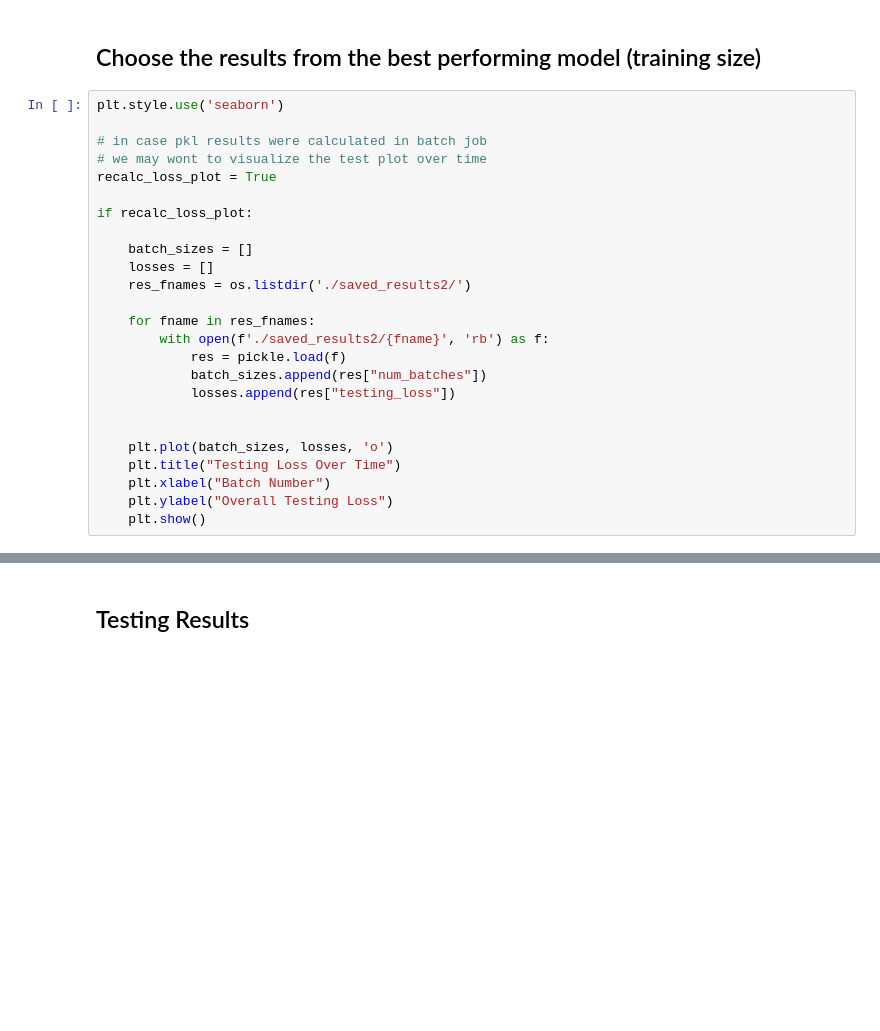
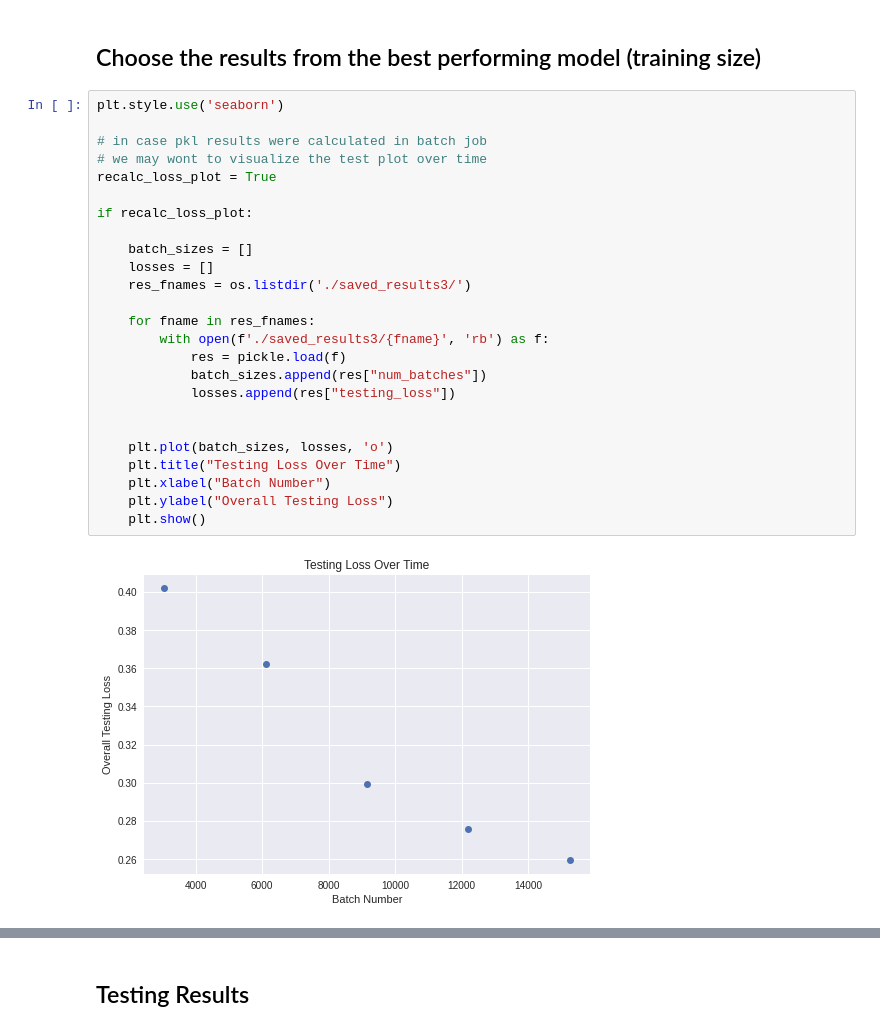
Before and after one commit to andrewmashhadi/Melanoma_Classification_Project, a Jupyter notebook: Melanoma_ResNet-50.ipynb, the cells around one changed output, grey strips where cells are left out. Saved outputs shown, nothing was run; the diff lists cells and outputs as text; blank space fills up the shorter version.

```diff
--- a/Melanoma_ResNet-50.ipynb
+++ b/Melanoma_ResNet-50.ipynb
@@ -570,26 +636,28 @@ plt.show()
 # %%
 plt.style.use('seaborn')
 
 # in case pkl results were calculated in batch job
 # we may wont to visualize the test plot over time
 recalc_loss_plot = True
 
 if recalc_loss_plot:
 
     batch_sizes = []
     losses = []
-    res_fnames = os.listdir('./saved_results2/')
+    res_fnames = os.listdir('./saved_results3/')
 
     for fname in res_fnames:
-        with open(f'./saved_results2/{fname}', 'rb') as f:
+        with open(f'./saved_results3/{fname}', 'rb') as f:
             res = pickle.load(f)
             batch_sizes.append(res["num_batches"])
             losses.append(res["testing_loss"])
 
 
     plt.plot(batch_sizes, losses, 'o')
     plt.title("Testing Loss Over Time")
     plt.xlabel("Batch Number")
     plt.ylabel("Overall Testing Loss")
     plt.show()
+# %% [output]
+[figure, added]
 # %%
```
Also changed, not shown: parts of 9 cells of this notebook, 10 other files.
